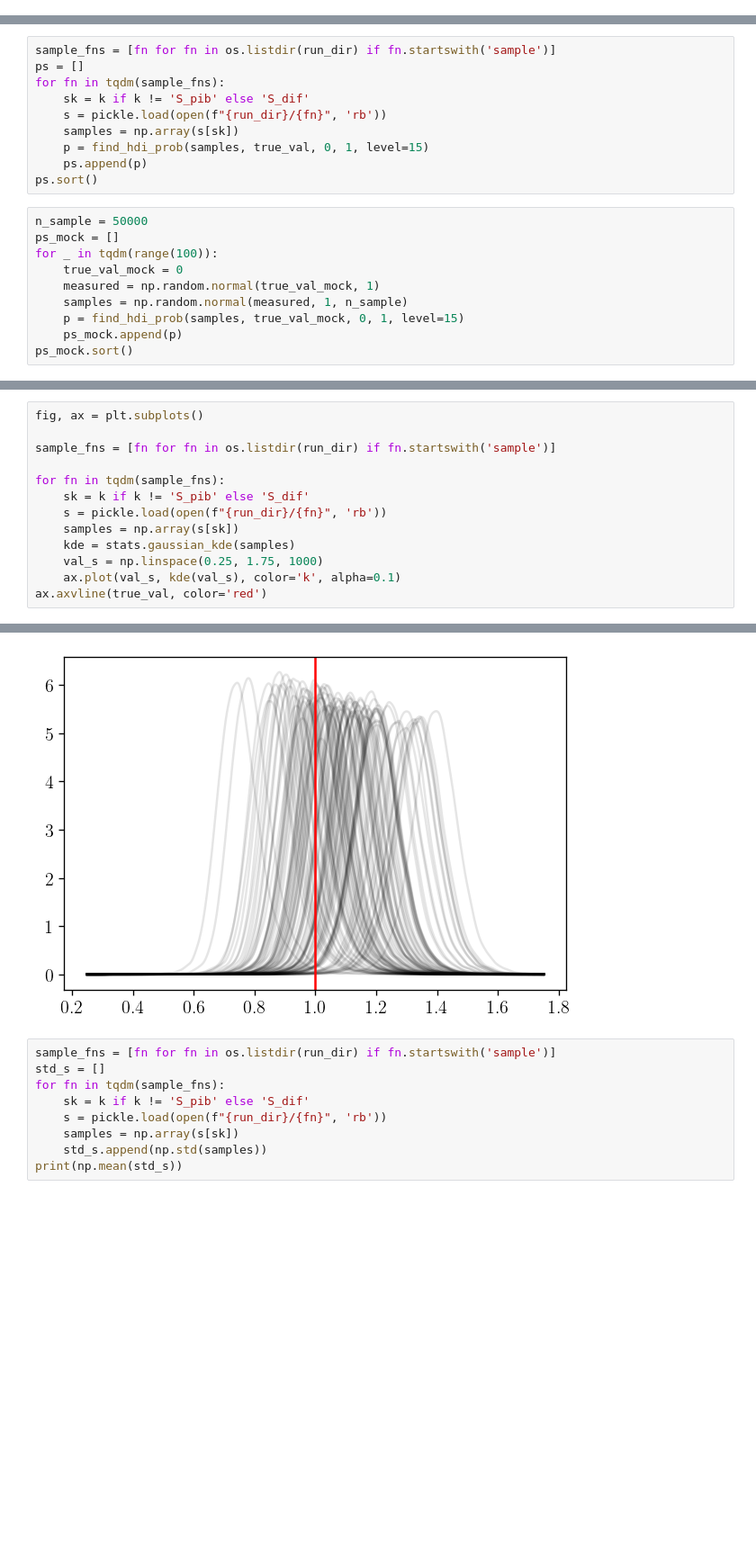
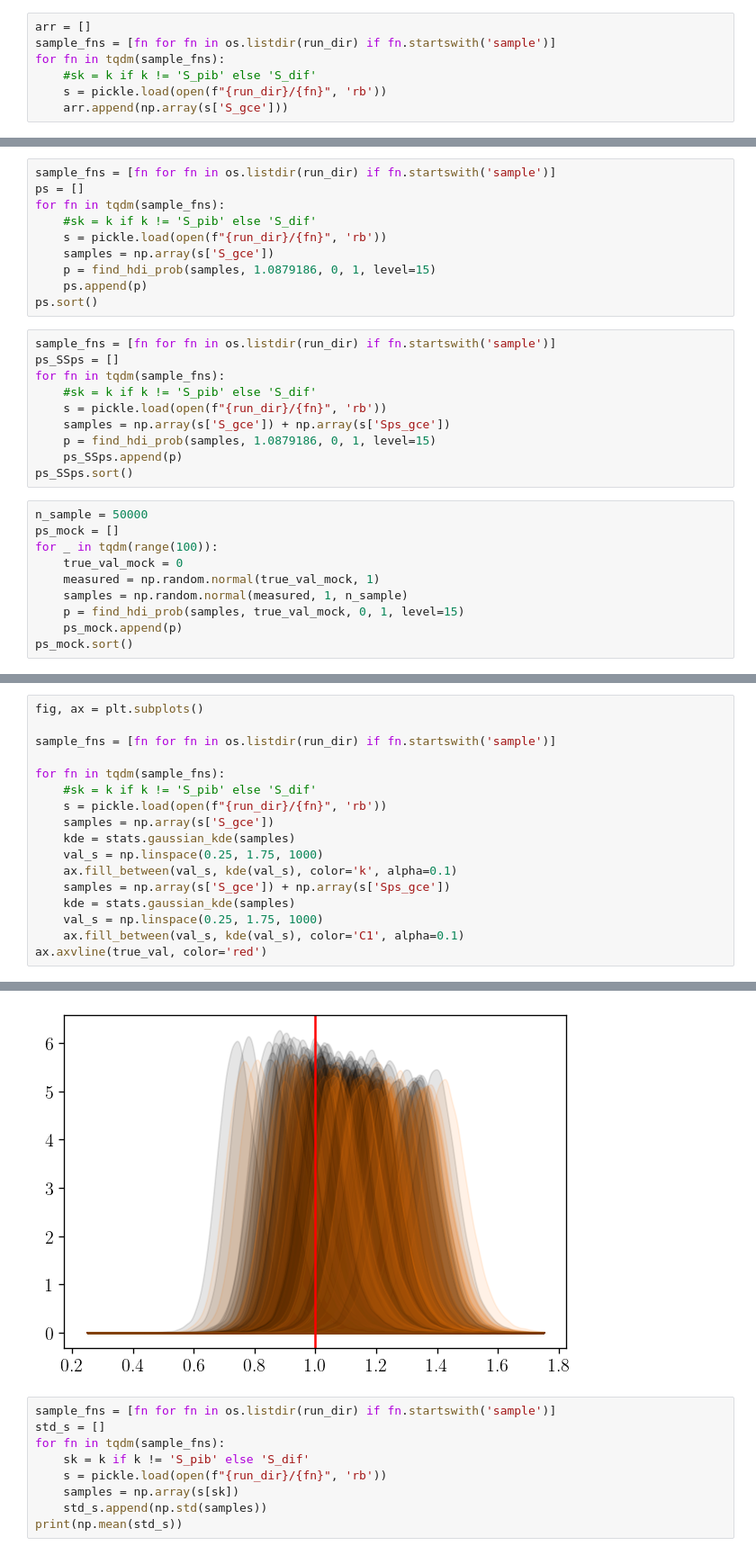
Before and after one commit to smsharma/fermi-prob-prog, a Jupyter notebook: notebooks/12_poissonian_simulations.ipynb, the cells around one changed output, grey strips where cells are left out. Shown at 90% size. Saved outputs shown, nothing was run; the diff lists cells and outputs as text; blank space fills up the shorter version.

```diff
--- a/notebooks/12_poissonian_simulations.ipynb
+++ b/notebooks/12_poissonian_simulations.ipynb
@@ -185,3 +185,10 @@ true_val = truth_dict[k]
 print(k, true_val)
 # %% [output]
 S_gce 1.0
+# %%
+arr = []
+sample_fns = [fn for fn in os.listdir(run_dir) if fn.startswith('sample')]
+for fn in tqdm(sample_fns):
+    #sk = k if k != 'S_pib' else 'S_dif'
+    s = pickle.load(open(f"{run_dir}/{fn}", 'rb'))
+    arr.append(np.array(s['S_gce']))
@@ -189,12 +200,22 @@ S_gce 1.0
 sample_fns = [fn for fn in os.listdir(run_dir) if fn.startswith('sample')]
 ps = []
 for fn in tqdm(sample_fns):
-    sk = k if k != 'S_pib' else 'S_dif'
+    #sk = k if k != 'S_pib' else 'S_dif'
     s = pickle.load(open(f"{run_dir}/{fn}", 'rb'))
-    samples = np.array(s[sk])
-    p = find_hdi_prob(samples, true_val, 0, 1, level=15)
+    samples = np.array(s['S_gce'])
+    p = find_hdi_prob(samples, 1.0879186, 0, 1, level=15)
     ps.append(p)
 ps.sort()
+# %%
+sample_fns = [fn for fn in os.listdir(run_dir) if fn.startswith('sample')]
+ps_SSps = []
+for fn in tqdm(sample_fns):
+    #sk = k if k != 'S_pib' else 'S_dif'
+    s = pickle.load(open(f"{run_dir}/{fn}", 'rb'))
+    samples = np.array(s['S_gce']) + np.array(s['Sps_gce'])
+    p = find_hdi_prob(samples, 1.0879186, 0, 1, level=15)
+    ps_SSps.append(p)
+ps_SSps.sort()
 # %%
 n_sample = 50000
 ps_mock = []
@@ -227,19 +252,23 @@ axs[1].text(0.05, 0.95, 'underconfident', ha='left', va='top');
 # %%
 fig, ax = plt.subplots()
 
 sample_fns = [fn for fn in os.listdir(run_dir) if fn.startswith('sample')]
 
 for fn in tqdm(sample_fns):
-    sk = k if k != 'S_pib' else 'S_dif'
+    #sk = k if k != 'S_pib' else 'S_dif'
     s = pickle.load(open(f"{run_dir}/{fn}", 'rb'))
-    samples = np.array(s[sk])
+    samples = np.array(s['S_gce'])
     kde = stats.gaussian_kde(samples)
     val_s = np.linspace(0.25, 1.75, 1000)
-    ax.plot(val_s, kde(val_s), color='k', alpha=0.1)
+    ax.fill_between(val_s, kde(val_s), color='k', alpha=0.1)
+    samples = np.array(s['S_gce']) + np.array(s['Sps_gce'])
+    kde = stats.gaussian_kde(samples)
+    val_s = np.linspace(0.25, 1.75, 1000)
+    ax.fill_between(val_s, kde(val_s), color='C1', alpha=0.1)
 ax.axvline(true_val, color='red')
 # %% [output]
 <matplotlib.lines.Line2D at 0x...>
-[figure, old version]
+[figure, new version]
 # %%
 sample_fns = [fn for fn in os.listdir(run_dir) if fn.startswith('sample')]
 std_s = []
```
Also changed, not shown: parts of 5 cells of this notebook, 17 other files.
